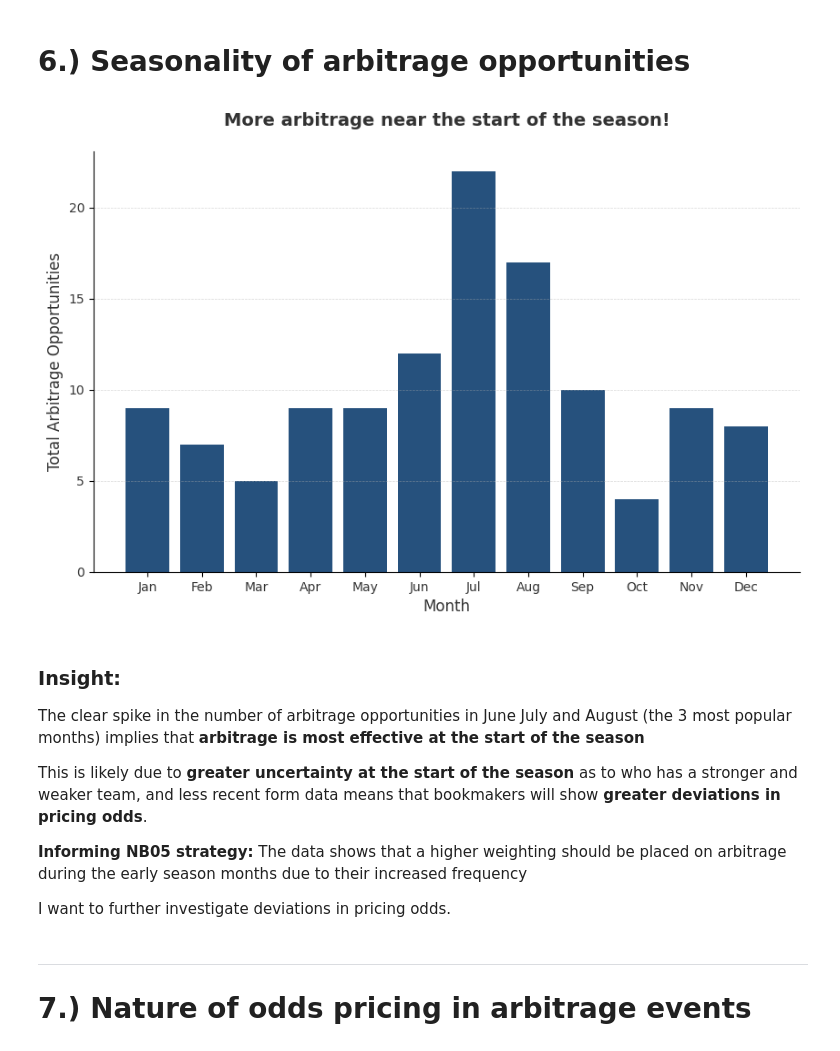
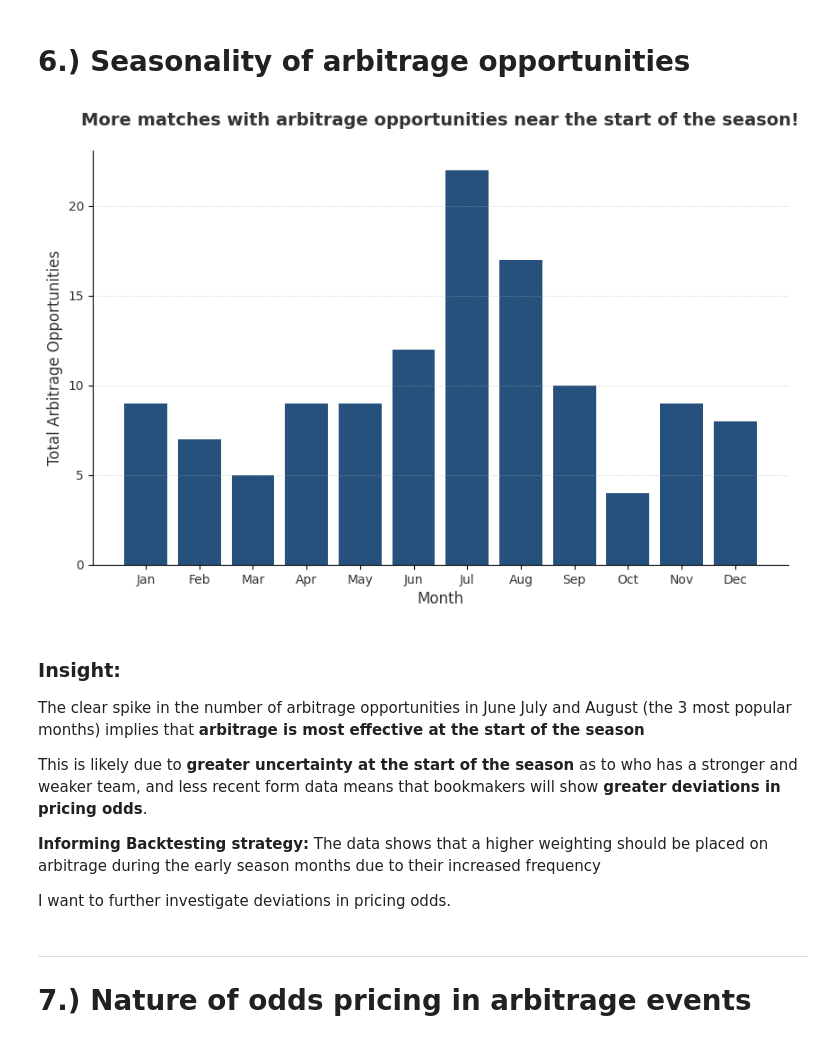
Before and after one commit to thoomkuzhymatthew/EPL_arb_betting, a Jupyter notebook: code/NB04-arbitrage_betting_strategies.ipynb, the cells around one changed output. Saved outputs shown, nothing was run; the diff lists cells and outputs as text; code cells hidden in the pictures.

```diff
--- a/code/NB04-arbitrage_betting_strategies.ipynb
+++ b/code/NB04-arbitrage_betting_strategies.ipynb
@@ -191,10 +201,10 @@ def plot_max_arbitrage_profitability(df):
     plt.figure(figsize=(12, 6))
     plt.plot(daily_max_profit.index, daily_max_profit.values, color="#003366", linewidth=2.5)
 
-    plt.suptitle("Profit margins show the abundance of arb profits is decreasing", fontsize=11, color="#666666")
+    plt.title("Profitability of matches with arb oppportunitites is decreasing!", fontsize=15, pad= 10 ,color="#666666", fontweight="bold")
 
     plt.xlabel("Date", fontsize=12, color="#333333", labelpad=10)
-    plt.ylabel("Max Arbitrage Profit Margin (%)", fontsize=12, color="#333333", labelpad=10)
+    plt.ylabel("profit margin of matches with arb opportunities (%)", fontsize=12, color="#333333", labelpad=10)
 
     plt.gca().yaxis.set_major_formatter(plt.FuncFormatter(lambda x, _: f"{x*100:.2f}%"))
     plt.grid(which="major", linestyle="--", linewidth=0.5, alpha=0.5)
@@ -240,35 +250,35 @@ def plot_arbitrage_opportunities_by_month(df):
     # Count arbitrage occurrences per month (regardless of year)
     monthly_arb_counts = df[df["arbitrage_margin"] > 0]["Month"].value_counts().sort_index()
 
     # Define month names for better readability
     month_labels = ["Jan", "Feb", "Mar", "Apr", "May", "Jun", "Jul", "Aug", "Sep", "Oct", "Nov", "Dec"]
 
     # Plot
     plt.figure(figsize=(10, 6))
     plt.bar(month_labels, monthly_arb_counts, color="#003366", alpha=0.85)
 
-    plt.title("More arbitrage near the start of the season!", fontsize=14, fontweight="bold", pad=20, color="#333333")
+    plt.title("More matches with arbitrage opportunities near the start of the season!", fontsize=14, fontweight="bold", pad=20, color="#333333")
     plt.xlabel("Month", fontsize=12, color="#333333")
     plt.ylabel("Total Arbitrage Opportunities", fontsize=12, color="#333333")
 
     plt.grid(axis="y", linestyle="--", linewidth=0.5, alpha=0.5)
     plt.xticks(fontsize=10, color="#333333")
     plt.yticks(fontsize=10, color="#333333")
 
     plt.gca().spines["top"].set_visible(False)
     plt.gca().spines["right"].set_visible(False)
 
     # Save plot as a file
     plt.savefig("../data/visualisations/arb_betting_strategies/arbitrage_opportunities_by_month.png", bbox_inches='tight')
 
     plt.show()
 
 
 
 # Example Usage:
 plot_arbitrage_opportunities_by_month(merged_df)
 # %% [output]
-[figure, old version]
+[figure, new version]
 # %% [markdown]
 ### Insight:
 
@@ -276,7 +286,7 @@ The clear spike in the number of arbitrage opportunities in June July and August
 
 This is likely due to **greater uncertainty at the start of the season** as to who has a stronger and weaker team, and less recent form data means that bookmakers will show **greater deviations in pricing odds**.
 
-**Informing NB05 strategy:** The data shows that a higher weighting should be placed on arbitrage during the early season months due to their increased frequency
+**Informing Backtesting strategy:** The data shows that a higher weighting should be placed on arbitrage during the early season months due to their increased frequency
 
 I want to further investigate deviations in pricing odds.
 # %% [markdown]
```
Also changed, not shown: parts of 22 cells of this notebook.
